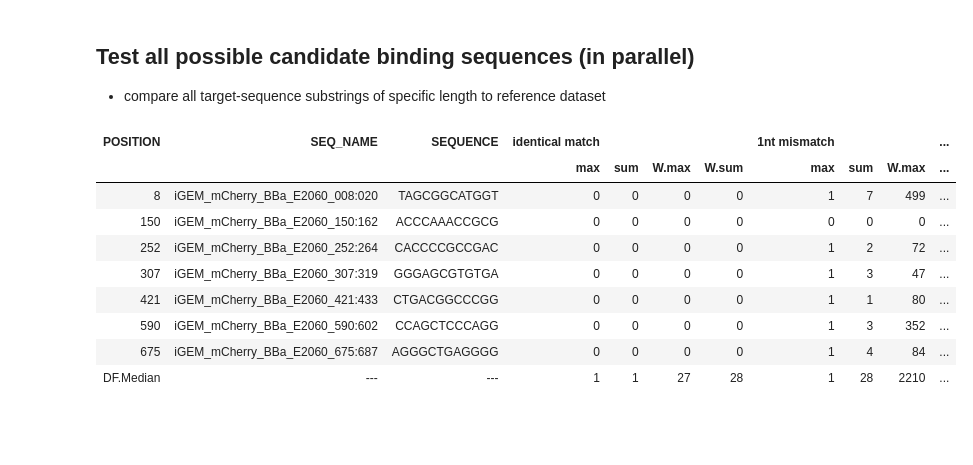
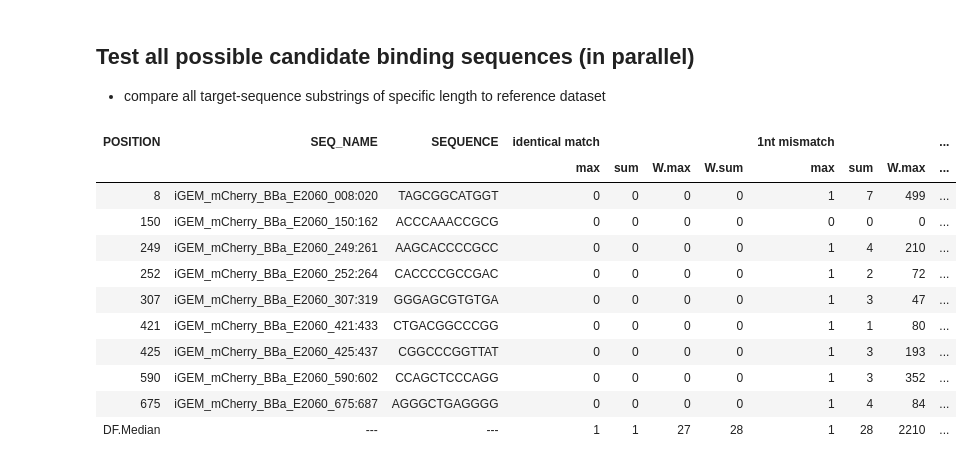
Before and after one commit to Q1vy/iGEM2025-TRAPS-Software-and-Modelling, a Jupyter notebook: target_search_alt.ipynb, the cells around one changed output. Drawn from its saved outputs; the diff is of its cells as text; code cells hidden in the pictures; blank space fills up the shorter version.

```diff
--- a/target_search_alt.ipynb
+++ b/target_search_alt.ipynb
@@ -132,27 +135,29 @@ results = pd.DataFrame(list(tqdm(total=len(query_dataset), ncols = 100,
 # %%
 DF = results.copy()
 
 position_cols = [col for col in DF.columns if col.startswith("POSITION")]
 DFnum = DF.select_dtypes(np.number).drop(position_cols, axis = 1)
 rel_ranks = (DFnum.rank() + DFnum.rank(method = "dense"))/ (2*len(DF) +1) # relative total number, i.e. within 0...1
 weighted_ranks = 2**(rel_ranks.apply(stats.norm.ppf)) * DFnum.apply(_col_weights)
 
 DF["rank max"] = weighted_ranks.max(axis = 1)
 DF["rank sum"] = weighted_ranks.mean(axis = 1)
 DF["rank score"] = DF["rank max"] +  DF["rank sum"]
 DF["selected"] = 0
 
-DF.loc[DF.POSITION.isin([8, 150, 252, 307, 421, 590, 675]), "selected"] = 1
+DF.loc[DF.POSITION.isin([8, 150, 252, 307, 421, 590, 675, 249, 425]), "selected"] = 1
 
 df_table(DF)
 # %% [output]
 | POSITION | SEQ_NAME | SEQUENCE | identical match |  |  |  | 1nt mismatch |  |  | ... |
 |  |  |  | max | sum | W.max | W.sum | max | sum | W.max | ... |
 | 8 | iGEM_mCherry_BBa_E2060_008:020 | TAGCGGCATGGT | 0 | 0 | 0 | 0 | 1 | 7 | 499 | ... |
 | 150 | iGEM_mCherry_BBa_E2060_150:162 | ACCCAAACCGCG | 0 | 0 | 0 | 0 | 0 | 0 | 0 | ... |
+| 249 | iGEM_mCherry_BBa_E2060_249:261 | AAGCACCCCGCC | 0 | 0 | 0 | 0 | 1 | 4 | 210 | ... |
 | 252 | iGEM_mCherry_BBa_E2060_252:264 | CACCCCGCCGAC | 0 | 0 | 0 | 0 | 1 | 2 | 72 | ... |
 | 307 | iGEM_mCherry_BBa_E2060_307:319 | GGGAGCGTGTGA | 0 | 0 | 0 | 0 | 1 | 3 | 47 | ... |
 | 421 | iGEM_mCherry_BBa_E2060_421:433 | CTGACGGCCCGG | 0 | 0 | 0 | 0 | 1 | 1 | 80 | ... |
+| 425 | iGEM_mCherry_BBa_E2060_425:437 | CGGCCCGGTTAT | 0 | 0 | 0 | 0 | 1 | 3 | 193 | ... |
 | 590 | iGEM_mCherry_BBa_E2060_590:602 | CCAGCTCCCAGG | 0 | 0 | 0 | 0 | 1 | 3 | 352 | ... |
 | 675 | iGEM_mCherry_BBa_E2060_675:687 | AGGGCTGAGGGG | 0 | 0 | 0 | 0 | 1 | 4 | 84 | ... |
 | DF.Median | --- | --- | 1 | 1 | 27 | 28 | 1 | 28 | 2210 | ... |
```
Also changed, not shown: parts of 10 cells of this notebook, 4 other files.
